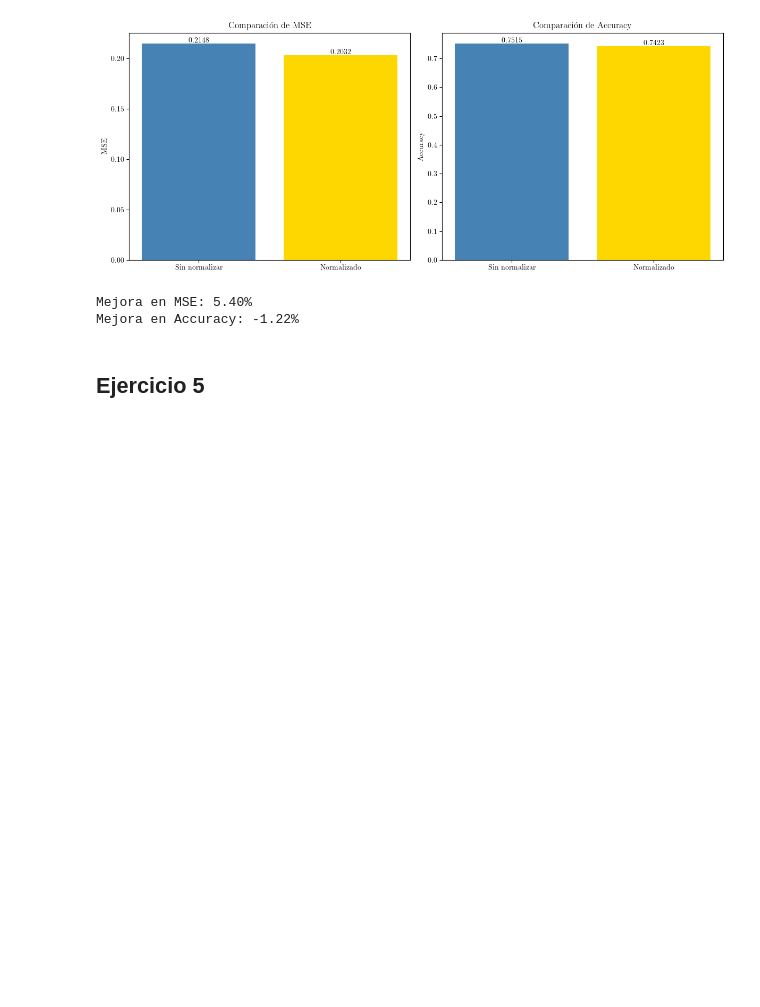
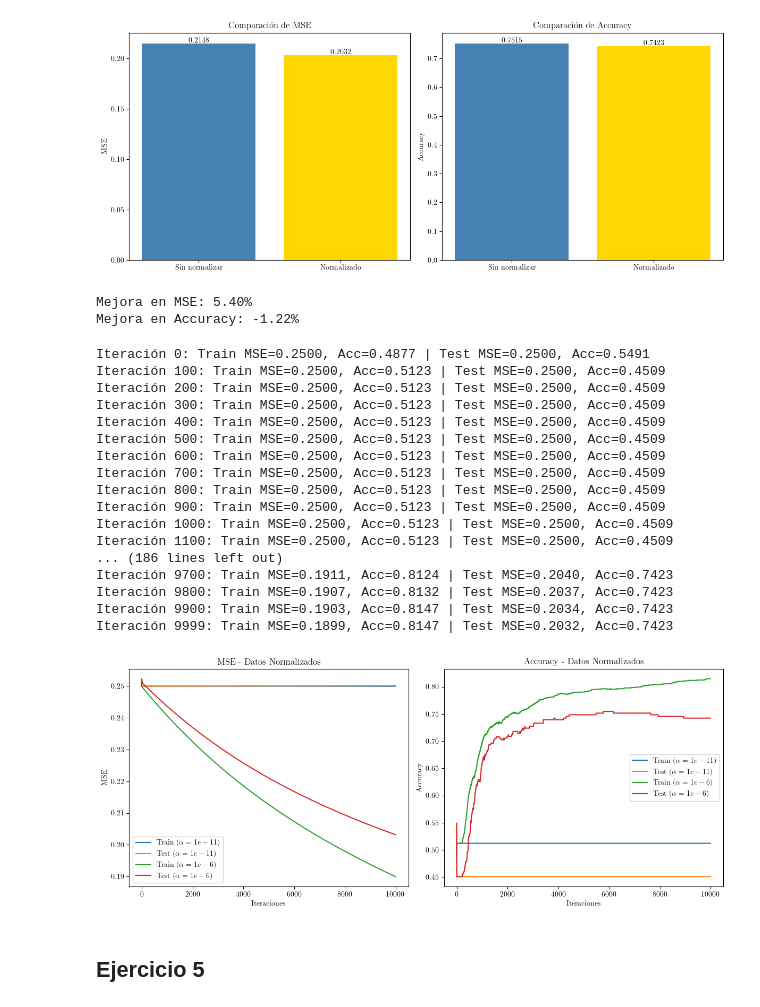
Before and after one commit to ngalindez/MET-TP2, a Jupyter notebook: codigo.ipynb, the cells around one changed output. Cells and saved outputs as stored; diff of their text form; code cells hidden in the pictures; blank space fills up the shorter version.

```diff
--- a/codigo.ipynb
+++ b/codigo.ipynb
@@ -189,6 +191,62 @@ print(f"Mejora en Accuracy: {acc_improvement:.2f}%")
 [figure]
 Mejora en MSE: 5.40%
 Mejora en Accuracy: -1.22%
+# %%
+# Normalización
+X_train_norm = X_train / 255.0
+X_test_norm = X_test / 255.0
+
+# Entrenamiento con datos normalizados para alpha = 1e-11 y 1e-6
+w1, b1, metrics1 = gradient_descent(X_train_norm, y_train, X_test_norm, y_test, alpha=1e-11, num_it=10000)
+w2, b2, metrics2 = gradient_descent(X_train_norm, y_train, X_test_norm, y_test, alpha=1e-6, num_it=10000)
+
+# Gráfico de convergencia para datos normalizados
+plt.figure(figsize=(12, 5))
+
+# Subplot para MSE
+plt.subplot(1, 2, 1)
+plt.plot(metrics1['train_mse_list'], label=f'Train ($\\alpha = 1e-11$)')
+plt.plot(metrics1['test_mse_list'], label=f'Test ($\\alpha = 1e-11$)')
+plt.plot(metrics2['train_mse_list'], label=f'Train ($\\alpha = 1e-6$)')
+plt.plot(metrics2['test_mse_list'], label=f'Test ($\\alpha = 1e-6$)')
+plt.title('MSE - Datos Normalizados')
+plt.xlabel('Iteraciones')
+plt.ylabel('MSE')
+plt.legend()
+
+# Subplot para Accuracy
+plt.subplot(1, 2, 2)
+plt.plot(metrics1['train_acc_list'], label=f'Train ($\\alpha = 1e-11$)')
+plt.plot(metrics1['test_acc_list'], label=f'Test ($\\alpha = 1e-11$)')
+plt.plot(metrics2['train_acc_list'], label=f'Train ($\\alpha = 1e-6$)')
+plt.plot(metrics2['test_acc_list'], label=f'Test ($\\alpha = 1e-6$)')
+plt.title('Accuracy - Datos Normalizados')
+plt.xlabel('Iteraciones')
+plt.ylabel('Accuracy')
+plt.legend()
+
+plt.tight_layout()
+plt.savefig('graficos/4.png', dpi=300)
+plt.show()
+# %% [output]
+Iteración 0: Train MSE=0.2500, Acc=0.4877 | Test MSE=0.2500, Acc=0.5491
+Iteración 100: Train MSE=0.2500, Acc=0.5123 | Test MSE=0.2500, Acc=0.4509
+Iteración 200: Train MSE=0.2500, Acc=0.5123 | Test MSE=0.2500, Acc=0.4509
+Iteración 300: Train MSE=0.2500, Acc=0.5123 | Test MSE=0.2500, Acc=0.4509
+Iteración 400: Train MSE=0.2500, Acc=0.5123 | Test MSE=0.2500, Acc=0.4509
+Iteración 500: Train MSE=0.2500, Acc=0.5123 | Test MSE=0.2500, Acc=0.4509
+Iteración 600: Train MSE=0.2500, Acc=0.5123 | Test MSE=0.2500, Acc=0.4509
+Iteración 700: Train MSE=0.2500, Acc=0.5123 | Test MSE=0.2500, Acc=0.4509
+Iteración 800: Train MSE=0.2500, Acc=0.5123 | Test MSE=0.2500, Acc=0.4509
+Iteración 900: Train MSE=0.2500, Acc=0.5123 | Test MSE=0.2500, Acc=0.4509
+Iteración 1000: Train MSE=0.2500, Acc=0.5123 | Test MSE=0.2500, Acc=0.4509
+Iteración 1100: Train MSE=0.2500, Acc=0.5123 | Test MSE=0.2500, Acc=0.4509
+... (186 lines left out)
+Iteración 9700: Train MSE=0.1911, Acc=0.8124 | Test MSE=0.2040, Acc=0.7423
+Iteración 9800: Train MSE=0.1907, Acc=0.8132 | Test MSE=0.2037, Acc=0.7423
+Iteración 9900: Train MSE=0.1903, Acc=0.8147 | Test MSE=0.2034, Acc=0.7423
+Iteración 9999: Train MSE=0.1899, Acc=0.8147 | Test MSE=0.2032, Acc=0.7423
+[figure, added]
 # %% [markdown]
 ## Ejercicio 5
 # %%
```
Also changed, not shown: parts of 12 cells of this notebook, 13 other files.
